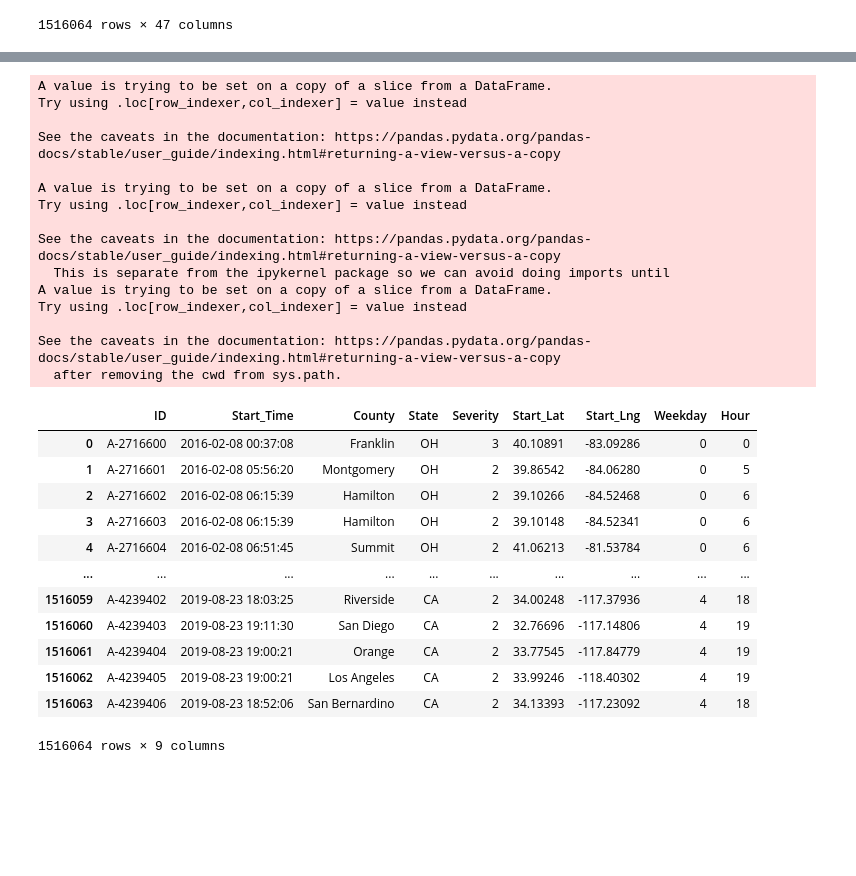
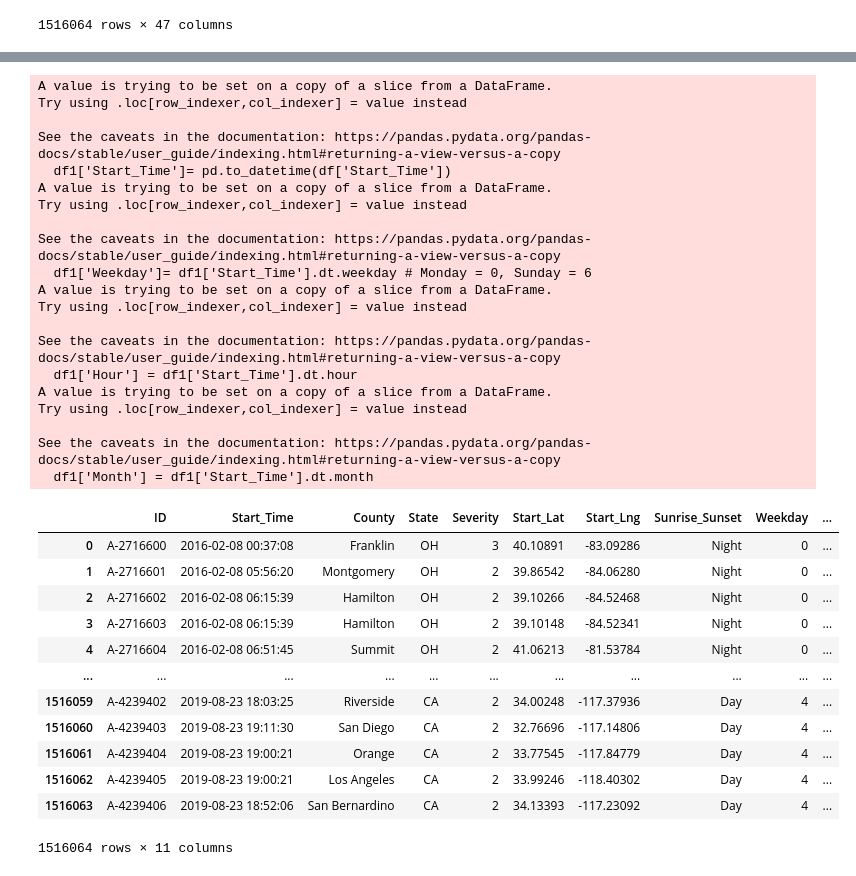
Before and after one commit to lisa8633/6242Project, a Jupyter notebook: DATA_part_1_2_4.ipynb, the cells around one changed output, grey strips where cells are left out. Cells and saved outputs as stored; diff of their text form; code cells hidden in the pictures; blank space fills up the shorter version.

```diff
--- a/DATA_part_1_2_4.ipynb
+++ b/DATA_part_1_2_4.ipynb
@@ -24,38 +58,44 @@ df
 # %%
-df1 = df[['ID','Start_Time','County','State','Severity','Start_Lat','Start_Lng']]
+df1 = df[['ID','Start_Time','County','State','Severity','Start_Lat','Start_Lng', 'Sunrise_Sunset']]
 df1['Start_Time']= pd.to_datetime(df['Start_Time'])
 df1['Weekday']= df1['Start_Time'].dt.weekday # Monday = 0, Sunday = 6
 df1['Hour'] = df1['Start_Time'].dt.hour
+df1['Month'] = df1['Start_Time'].dt.month
 df1
 # %% [output]
 A value is trying to be set on a copy of a slice from a DataFrame.
 Try using .loc[row_indexer,col_indexer] = value instead
 
 See the caveats in the documentation: https://pandas.pydata.org/pandas-docs/stable/user_guide/indexing.html#returning-a-view-versus-a-copy
-
+  df1['Start_Time']= pd.to_datetime(df['Start_Time'])
 A value is trying to be set on a copy of a slice from a DataFrame.
 Try using .loc[row_indexer,col_indexer] = value instead
 
 See the caveats in the documentation: https://pandas.pydata.org/pandas-docs/stable/user_guide/indexing.html#returning-a-view-versus-a-copy
-  This is separate from the ipykernel package so we can avoid doing imports until
+  df1['Weekday']= df1['Start_Time'].dt.weekday # Monday = 0, Sunday = 6
 A value is trying to be set on a copy of a slice from a DataFrame.
 Try using .loc[row_indexer,col_indexer] = value instead
 
 See the caveats in the documentation: https://pandas.pydata.org/pandas-docs/stable/user_guide/indexing.html#returning-a-view-versus-a-copy
-  after removing the cwd from sys.path.
+  df1['Hour'] = df1['Start_Time'].dt.hour
+A value is trying to be set on a copy of a slice from a DataFrame.
+Try using .loc[row_indexer,col_indexer] = value instead
+
+See the caveats in the documentation: https://pandas.pydata.org/pandas-docs/stable/user_guide/indexing.html#returning-a-view-versus-a-copy
+  df1['Month'] = df1['Start_Time'].dt.month
-|  | ID | Start_Time | County | State | Severity | Start_Lat | Start_Lng | Weekday | Hour |
-| 0 | A-2716600 | 2016-02-08 00:37:08 | Franklin | OH | 3 | 40.10891 | -83.09286 | 0 | 0 |
-| 1 | A-2716601 | 2016-02-08 05:56:20 | Montgomery | OH | 2 | 39.86542 | -84.06280 | 0 | 5 |
-| 2 | A-2716602 | 2016-02-08 06:15:39 | Hamilton | OH | 2 | 39.10266 | -84.52468 | 0 | 6 |
-| 3 | A-2716603 | 2016-02-08 06:15:39 | Hamilton | OH | 2 | 39.10148 | -84.52341 | 0 | 6 |
-| 4 | A-2716604 | 2016-02-08 06:51:45 | Summit | OH | 2 | 41.06213 | -81.53784 | 0 | 6 |
-| ... | ... | ... | ... | ... | ... | ... | ... | ... | ... |
-| 1516059 | A-4239402 | 2019-08-23 18:03:25 | Riverside | CA | 2 | 34.00248 | -117.37936 | 4 | 18 |
-| 1516060 | A-4239403 | 2019-08-23 19:11:30 | San Diego | CA | 2 | 32.76696 | -117.14806 | 4 | 19 |
-| 1516061 | A-4239404 | 2019-08-23 19:00:21 | Orange | CA | 2 | 33.77545 | -117.84779 | 4 | 19 |
-| 1516062 | A-4239405 | 2019-08-23 19:00:21 | Los Angeles | CA | 2 | 33.99246 | -118.40302 | 4 | 19 |
-| 1516063 | A-4239406 | 2019-08-23 18:52:06 | San Bernardino | CA | 2 | 34.13393 | -117.23092 | 4 | 18 |
+|  | ID | Start_Time | County | State | Severity | Start_Lat | Start_Lng | Sunrise_Sunset | Weekday | ... |
+| 0 | A-2716600 | 2016-02-08 00:37:08 | Franklin | OH | 3 | 40.10891 | -83.09286 | Night | 0 | ... |
+| 1 | A-2716601 | 2016-02-08 05:56:20 | Montgomery | OH | 2 | 39.86542 | -84.06280 | Night | 0 | ... |
+| 2 | A-2716602 | 2016-02-08 06:15:39 | Hamilton | OH | 2 | 39.10266 | -84.52468 | Night | 0 | ... |
+| 3 | A-2716603 | 2016-02-08 06:15:39 | Hamilton | OH | 2 | 39.10148 | -84.52341 | Night | 0 | ... |
+| 4 | A-2716604 | 2016-02-08 06:51:45 | Summit | OH | 2 | 41.06213 | -81.53784 | Night | 0 | ... |
+| ... | ... | ... | ... | ... | ... | ... | ... | ... | ... | ... |
+| 1516059 | A-4239402 | 2019-08-23 18:03:25 | Riverside | CA | 2 | 34.00248 | -117.37936 | Day | 4 | ... |
+| 1516060 | A-4239403 | 2019-08-23 19:11:30 | San Diego | CA | 2 | 32.76696 | -117.14806 | Day | 4 | ... |
+| 1516061 | A-4239404 | 2019-08-23 19:00:21 | Orange | CA | 2 | 33.77545 | -117.84779 | Day | 4 | ... |
+| 1516062 | A-4239405 | 2019-08-23 19:00:21 | Los Angeles | CA | 2 | 33.99246 | -118.40302 | Day | 4 | ... |
+| 1516063 | A-4239406 | 2019-08-23 18:52:06 | San Bernardino | CA | 2 | 34.13393 | -117.23092 | Day | 4 | ... |
-1516064 rows × 9 columns
+1516064 rows × 11 columns
 # %%
 df1 = df1.dropna()
 # %%
```
Also changed, not shown: parts of 8 cells of this notebook.
